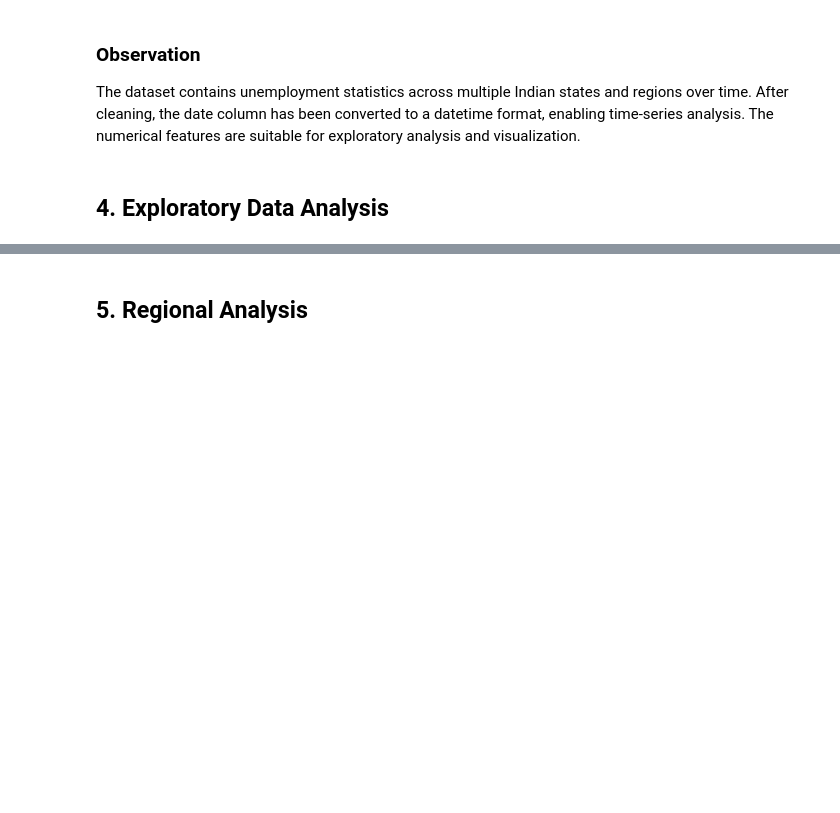
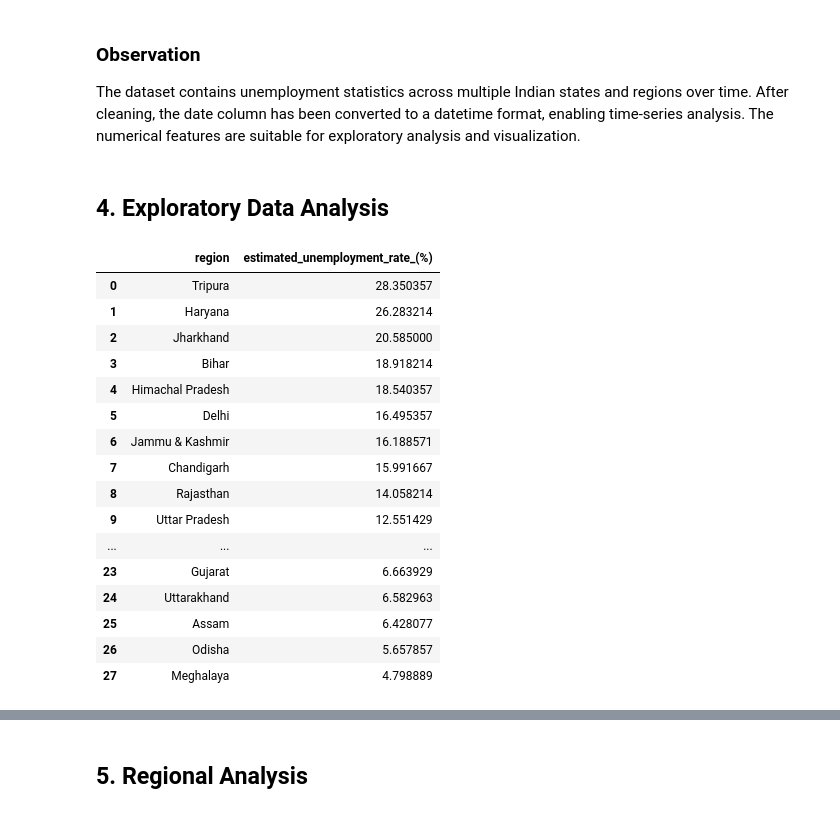
Before and after one commit to Sowravkanth/OIBSIP, a Jupyter notebook: DataScience-Task2-UnemploymentAnalysis/notebooks/Unemployment_Analysis.ipynb, the cells around one changed output, grey strips where cells are left out. Saved outputs shown, nothing was run; the diff lists cells and outputs as text; code cells hidden in the pictures; blank space fills up the shorter version.

```diff
--- a/DataScience-Task2-UnemploymentAnalysis/notebooks/Unemployment_Analysis.ipynb
+++ b/DataScience-Task2-UnemploymentAnalysis/notebooks/Unemployment_Analysis.ipynb
@@ -165,3 +165,32 @@ display(df.describe())
 The dataset contains unemployment statistics across multiple Indian states and regions over time. After cleaning, the date column has been converted to a datetime format, enabling time-series analysis. The numerical features are suitable for exploratory analysis and visualization.
 # %% [markdown]
 ## 4. Exploratory Data Analysis
+# %%
+# Average Unemployment Rate by Region
+
+region_avg = (
+    df.groupby("region")["estimated_unemployment_rate_(%)"]
+      .mean()
+      .sort_values(ascending=False)
+      .reset_index()
+)
+
+display(region_avg)
+# %% [output]
+|  | region | estimated_unemployment_rate_(%) |
+| 0 | Tripura | 28.350357 |
+| 1 | Haryana | 26.283214 |
+| 2 | Jharkhand | 20.585000 |
+| 3 | Bihar | 18.918214 |
+| 4 | Himachal Pradesh | 18.540357 |
+| 5 | Delhi | 16.495357 |
+| 6 | Jammu & Kashmir | 16.188571 |
+| 7 | Chandigarh | 15.991667 |
+| 8 | Rajasthan | 14.058214 |
+| 9 | Uttar Pradesh | 12.551429 |
+| ... | ... | ... |
+| 23 | Gujarat | 6.663929 |
+| 24 | Uttarakhand | 6.582963 |
+| 25 | Assam | 6.428077 |
+| 26 | Odisha | 5.657857 |
+| 27 | Meghalaya | 4.798889 |
```
Also changed, not shown: parts of 8 cells of this notebook, 3 other files.
